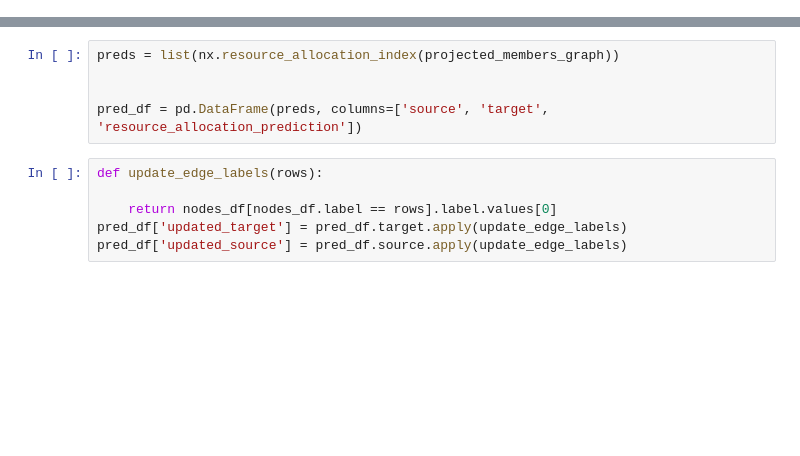
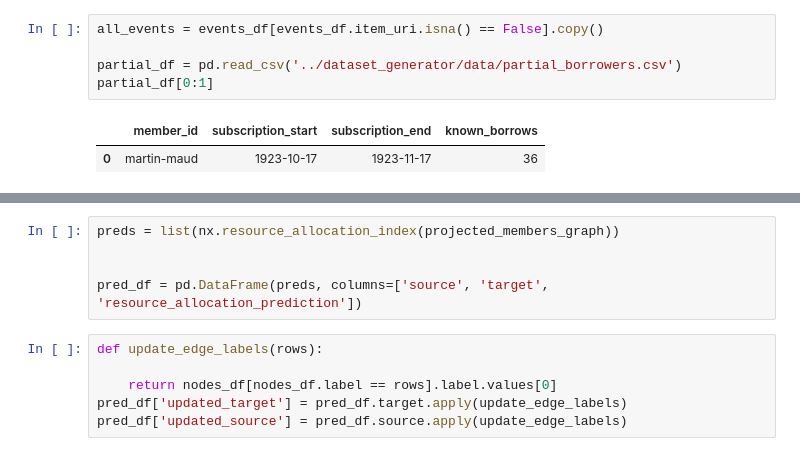
Before and after one commit to ZoeLeBlanc/unknown_borrowers, a Jupyter notebook: network_analysis/LinkPrediction.ipynb, the cells around one changed output, grey strips where cells are left out. Drawn from its saved outputs; the diff is of its cells as text; blank space fills up the shorter version.

```diff
--- a/network_analysis/LinkPrediction.ipynb
+++ b/network_analysis/LinkPrediction.ipynb
@@ -33,0 +39,8 @@ unexceptional_events = borrow_events[borrow_events.exceptional_types.isna()]
+# %%
+all_events = events_df[events_df.item_uri.isna() == False].copy()
+
+partial_df = pd.read_csv('../dataset_generator/data/partial_borrowers.csv')
+partial_df[0:1]
+# %% [output]
+|  | member_id | subscription_start | subscription_end | known_borrows |
+| 0 | martin-maud | 1923-10-17 | 1923-11-17 | 36 |
```
Also changed, not shown: parts of 35 cells of this notebook, 15 other files.
